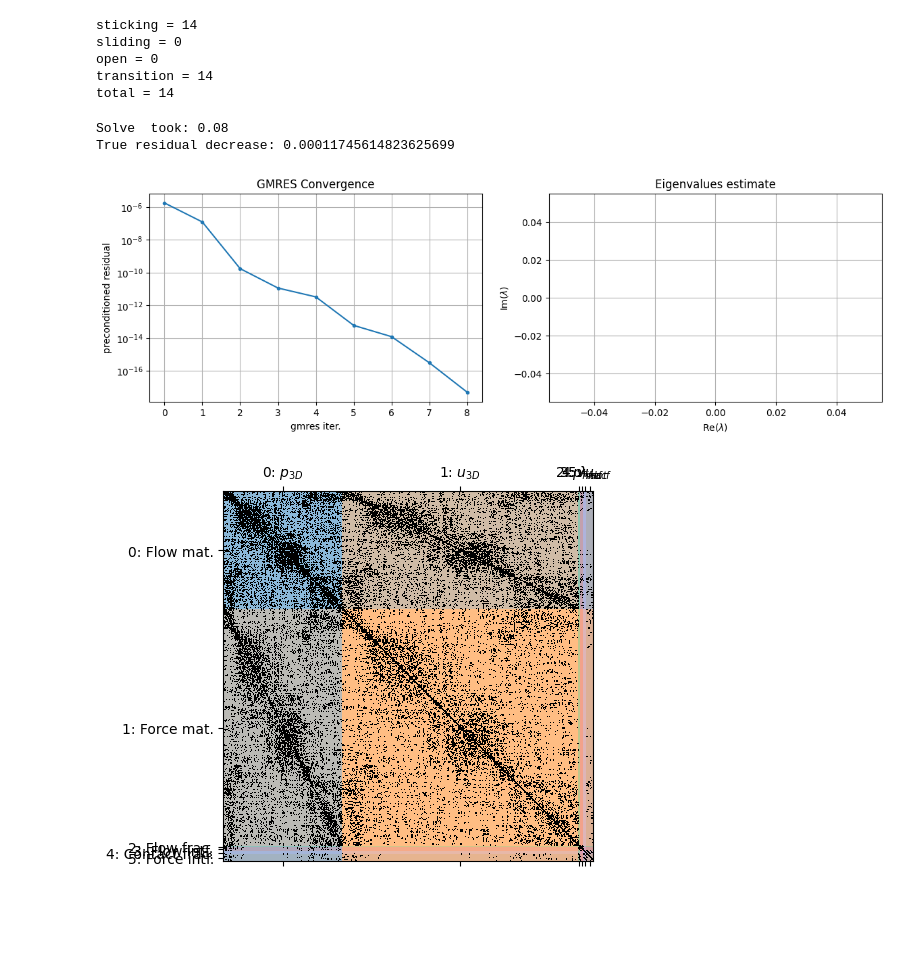
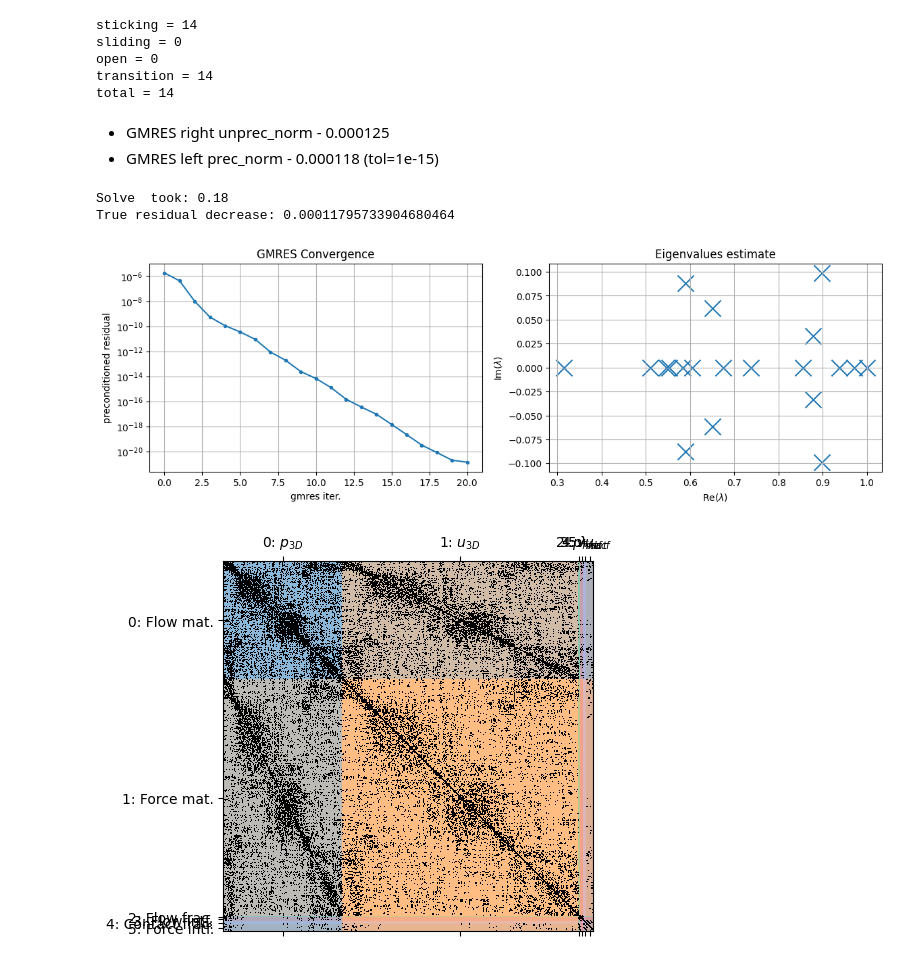
Before and after one commit to pmgbergen/FTHM-Solver, a Jupyter notebook: fpm/full_system_exact.ipynb, the cells around one changed output. Cells and saved outputs as stored; diff of their text form; code cells hidden in the pictures; blank space fills up the shorter version.

```diff
--- a/fpm/full_system_exact.ipynb
+++ b/fpm/full_system_exact.ipynb
@@ -103,15 +103,18 @@ mat, rhs, state, iterate, dt = load_matrix_rhs_state_iterate_dt(data, mat_idx)
 
 mat = mat[reorder]
 rhs = rhs[reorder]
+# %% [markdown]
+* GMRES right unprec_norm - 0.000125
+* GMRES left prec_norm - 0.000118 (tol=1e-15)
 # %%
 model.linear_system = mat, rhs
 model.equation_system.set_variable_values(state, iterate_index=0)
 perm_mat, prec_orig = model._prepare_solver()
-solve_petsc(perm_mat.mat, prec_orig, rhs=perm_mat.local_rhs(rhs))
+solve_petsc(perm_mat.mat, prec_orig, rhs=perm_mat.local_rhs(rhs), tol=1e-15)
 # %% [output]
-Solve  took: 0.08
-True residual decrease: 0.00011745614823625699
+Solve  took: 0.18
+True residual decrease: 0.00011795733904680464
-[figure, old version]
+[figure, new version]
 # %%
 from block_matrix import BlockMatrixStorage
 from pp_utils import correct_eq_groups
```
Also changed, not shown: parts of 12 cells of this notebook, 5 other files.
